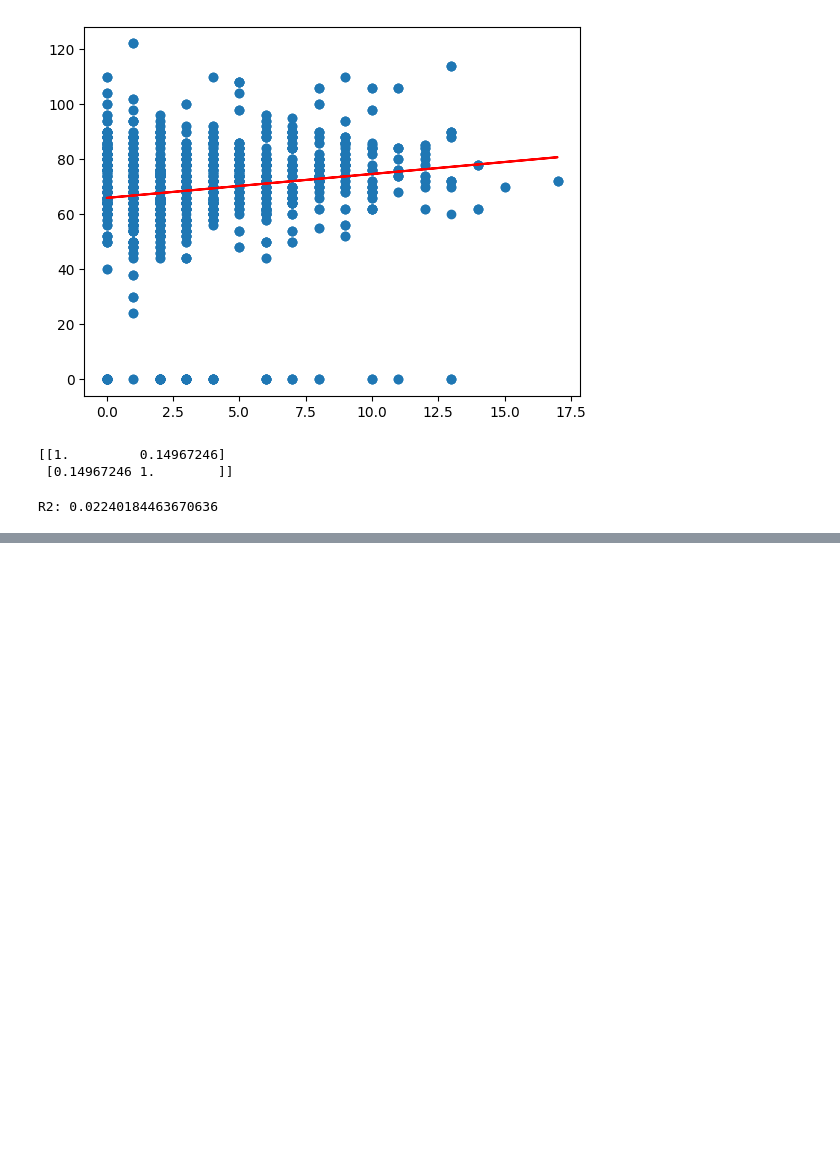
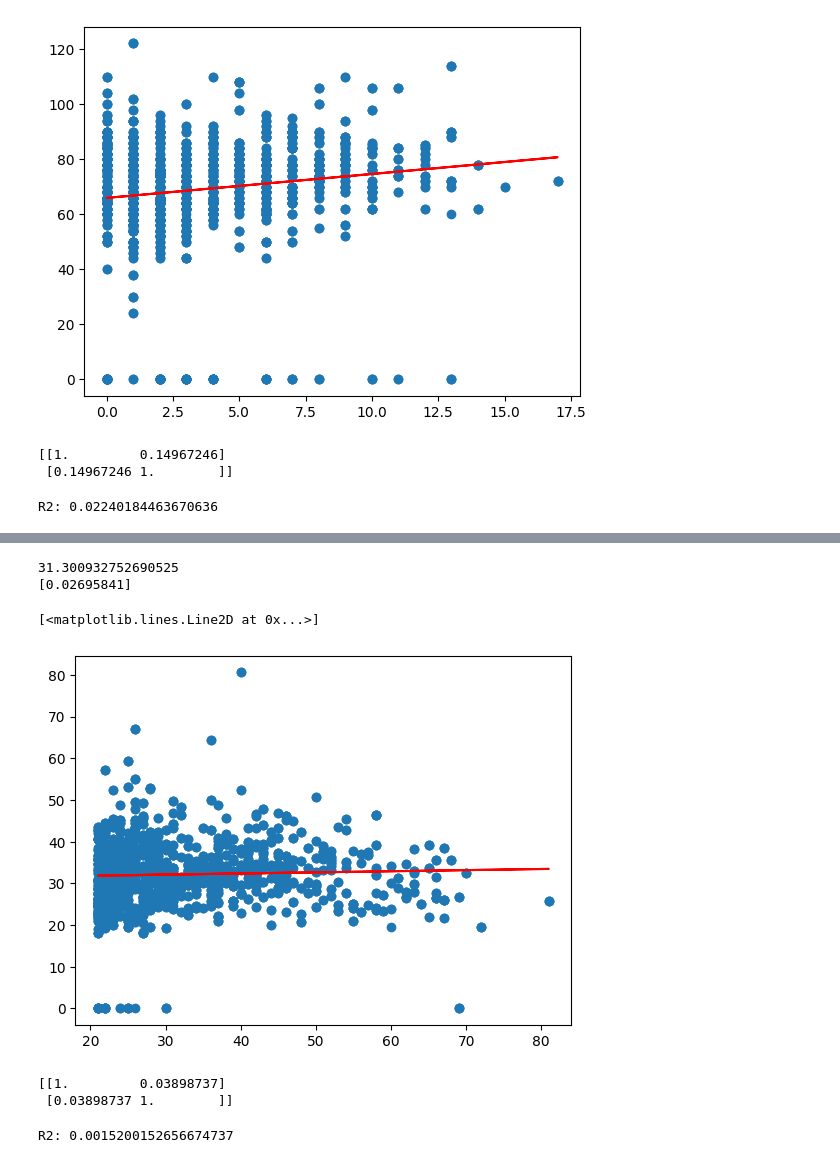
Before and after one commit to AnaBeatrizTavaresMalheiro/Data-analytics, a Jupyter notebook: linear_regression.ipynb, the cells around one changed output, grey strips where cells are left out. Saved outputs shown, nothing was run; the diff lists cells and outputs as text; code cells hidden in the pictures; blank space fills up the shorter version.

Commit message:
regressions

```diff
--- a/linear_regression.ipynb
+++ b/linear_regression.ipynb
@@ -75,0 +90,30 @@ R2: 0.02240184463670636
+# %%
+#Reta com ajustada
+modelo = LinearRegression().fit(X, Y)
+print(modelo.intercept_)
+print (modelo.coef_)
+plt.scatter(X, Y)
+plt.plot(X, modelo.predict(X), color = 'red')
+# %% [output]
+31.300932752690525
+[0.02695841]
+[<matplotlib.lines.Line2D at 0x...>]
+[figure, added]
+# %%
+#Coeficiente de correlação
+import numpy as np
+y = data[:,5]
+x = data[:,7]
+correlacao = np.corrcoef(x, y)
+print(correlacao)
+# %% [output]
+[[1.         0.03898737]
+ [0.03898737 1.        ]]
+# %%
+#Coeficiente de Determinação R^2
+from sklearn.metrics import r2_score
+y_pred=modelo.predict(X)
+R2 = r2_score(y, y_pred)
+print('R2:', R2)
+# %% [output]
+R2: 0.0015200152656674737
```
Also changed, not shown: parts of 18 cells of this notebook.
